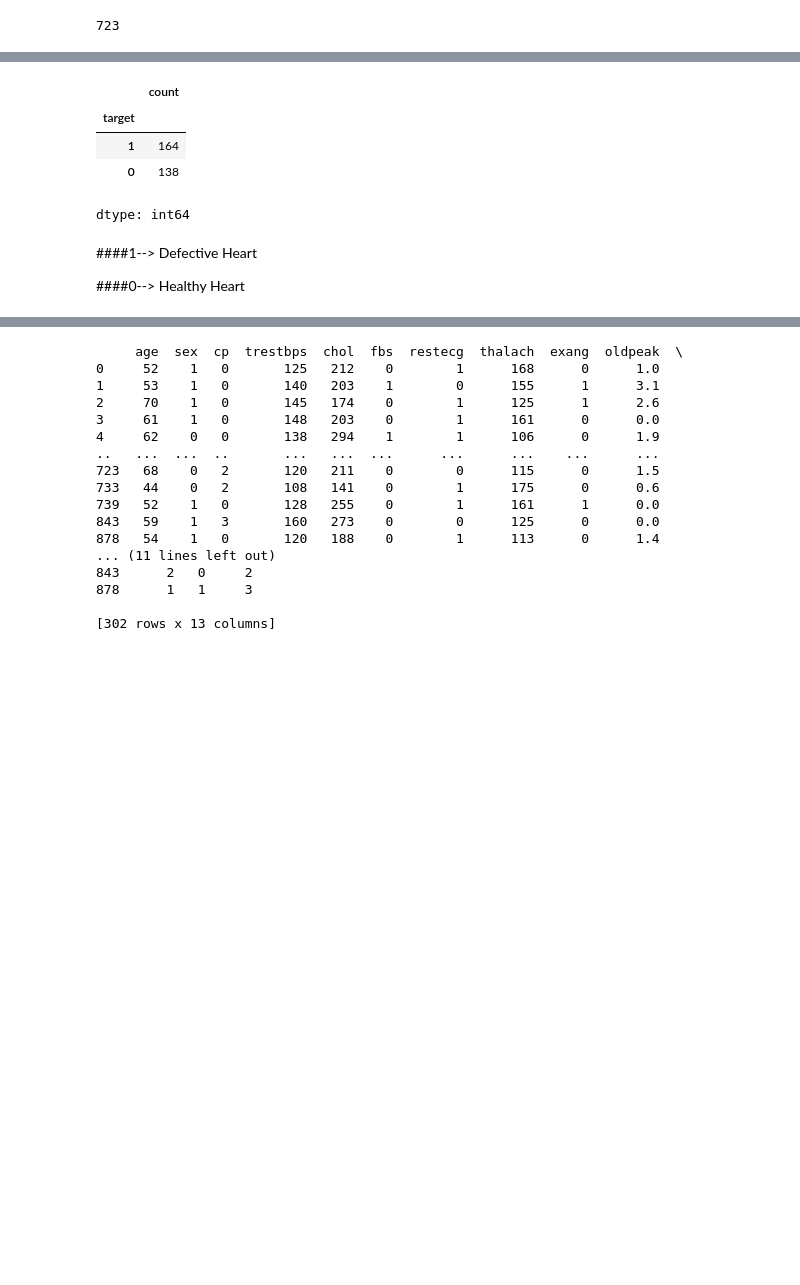
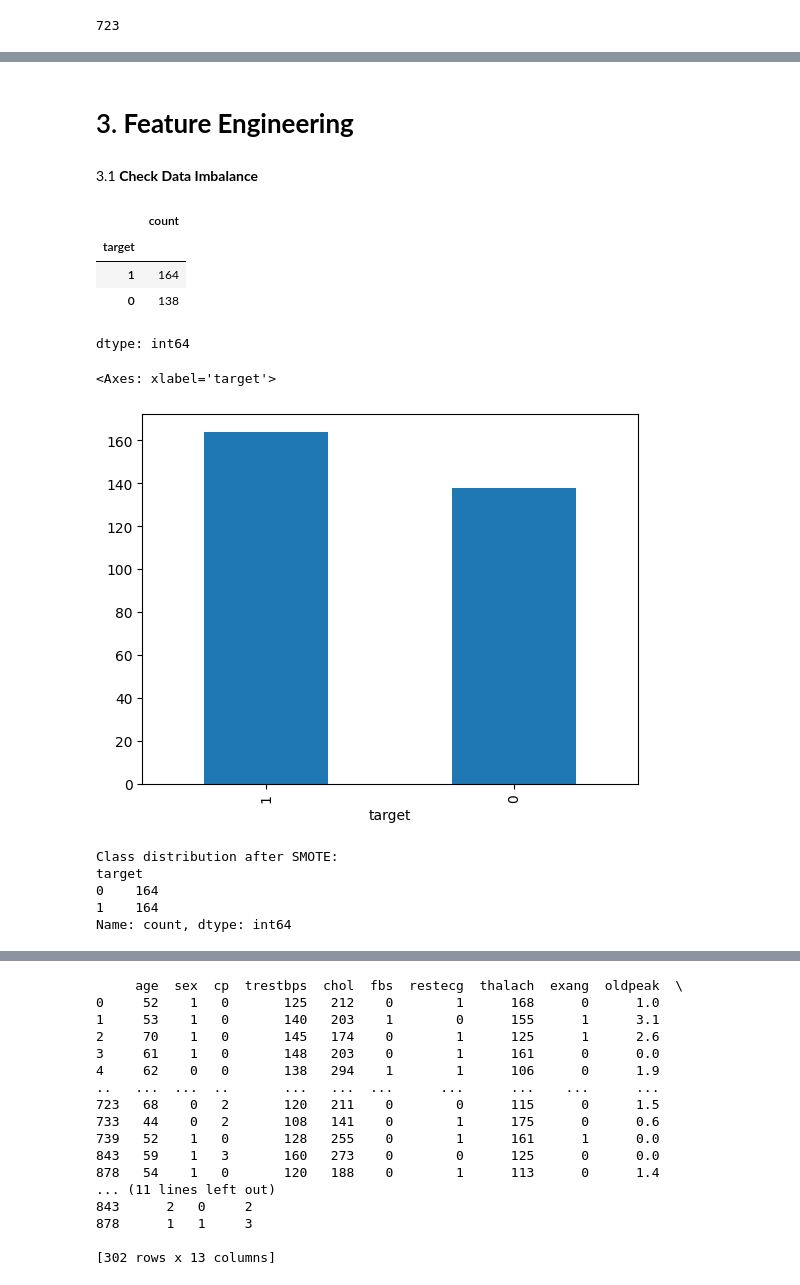
Before and after one commit to SithmiDesilva/Heart_Disease_Prediction, a Jupyter notebook: Heart_Disease_Prediction.ipynb, the cells around one changed output, grey strips where cells are left out. Cells and saved outputs as stored; diff of their text form; code cells hidden in the pictures; blank space fills up the shorter version.

```diff
--- a/Heart_Disease_Prediction.ipynb
+++ b/Heart_Disease_Prediction.ipynb
@@ -105,3 +59,7 @@ heart_data.describe()
+# %% [markdown]
+# 3. **Feature Engineering**
+# %% [markdown]
+3.1 **Check Data Imbalance**
 # %%
 # Checking the distribution of target variablas
 heart_data["target"].value_counts() ##"value_counts" gives the count of 1 and 0s
@@ -111,7 +69,28 @@ heart_data["target"].value_counts() ##"value_counts" gives the count of 1 and 0s
 | 1 | 164 |
 | 0 | 138 |
 dtype: int64
-# %% [markdown]
-####1--> Defective Heart
-
-####0--> Healthy Heart
+# %%
+#Graph representation for distribution of the target variable
+import matplotlib.pyplot as plt
+import seaborn as sns
+heart_data['target'].value_counts().plot(kind='bar')
+# %% [output]
+<Axes: xlabel='target'>
+[figure, added]
+# %%
+from imblearn.over_sampling import SMOTE
+# Handle class imbalance using SMOTE
+X = heart_data.drop(columns=['target'])
+y = heart_data['target']
+
+smote = SMOTE(random_state=42)
+X_resampled, y_resampled = smote.fit_resample(X, y)
+
+print("\nClass distribution after SMOTE:")
+print(pd.Series(y_resampled).value_counts())
+# %% [output]
+Class distribution after SMOTE:
+target
+0    164
+1    164
+Name: count, dtype: int64
```
Also changed, not shown: parts of 39 cells of this notebook.
